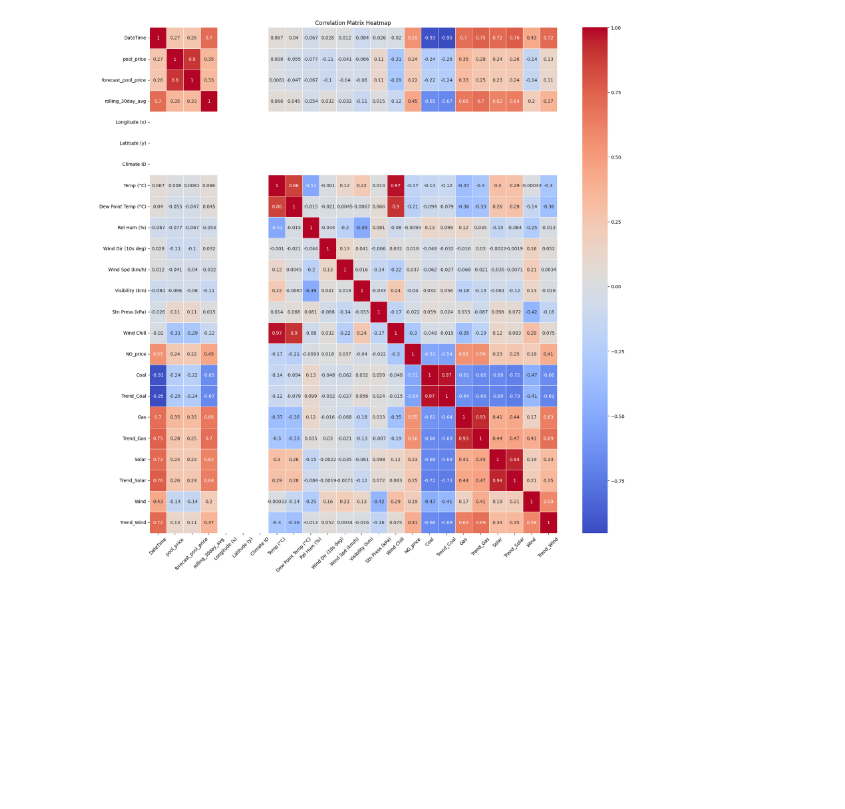
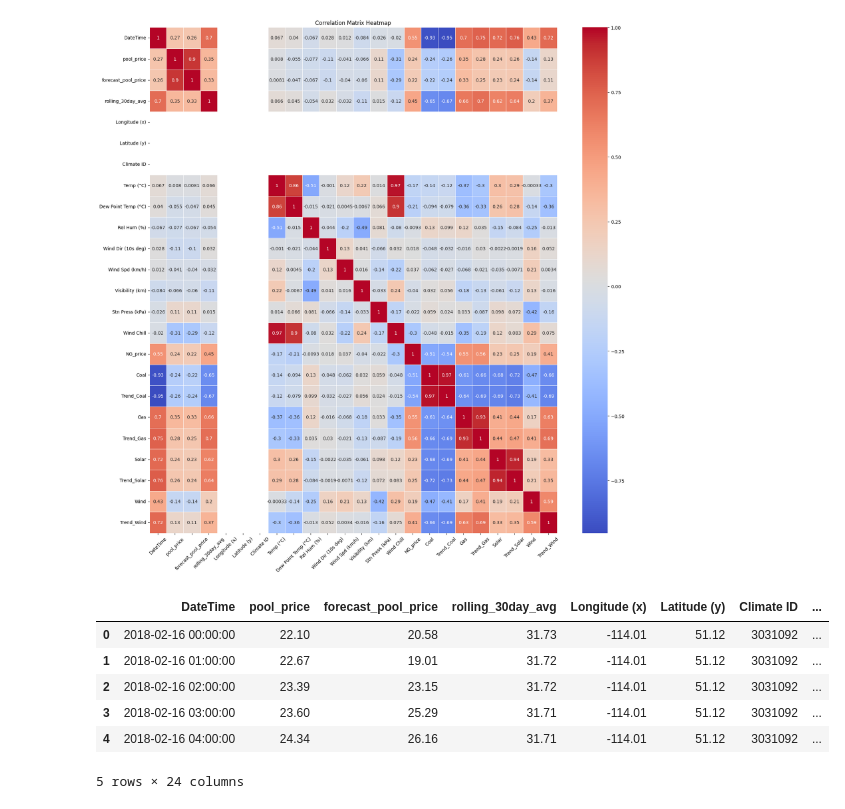
Before and after one commit to gaoqian310/utility_price_forecast, a Jupyter notebook: explortory_analysis_v3.ipynb, the cells around one changed output. Saved outputs shown, nothing was run; the diff lists cells and outputs as text; code cells hidden in the pictures; blank space fills up the shorter version.

```diff
--- a/explortory_analysis_v3.ipynb
+++ b/explortory_analysis_v3.ipynb
@@ -55,3 +62,13 @@ plt.yticks(rotation=0)
 plt.show()
 # %% [output]
 [figure]
+# %%
+data.head()
+# %% [output]
+|  | DateTime | pool_price | forecast_pool_price | rolling_30day_avg | Longitude (x) | Latitude (y) | Climate ID | ... |
+| 0 | 2018-02-16 00:00:00 | 22.10 | 20.58 | 31.73 | -114.01 | 51.12 | 3031092 | ... |
+| 1 | 2018-02-16 01:00:00 | 22.67 | 19.01 | 31.72 | -114.01 | 51.12 | 3031092 | ... |
+| 2 | 2018-02-16 02:00:00 | 23.39 | 23.15 | 31.72 | -114.01 | 51.12 | 3031092 | ... |
+| 3 | 2018-02-16 03:00:00 | 23.60 | 25.29 | 31.71 | -114.01 | 51.12 | 3031092 | ... |
+| 4 | 2018-02-16 04:00:00 | 24.34 | 26.16 | 31.71 | -114.01 | 51.12 | 3031092 | ... |
+5 rows × 24 columns
```
Also changed, not shown: parts of 2 cells of this notebook.
